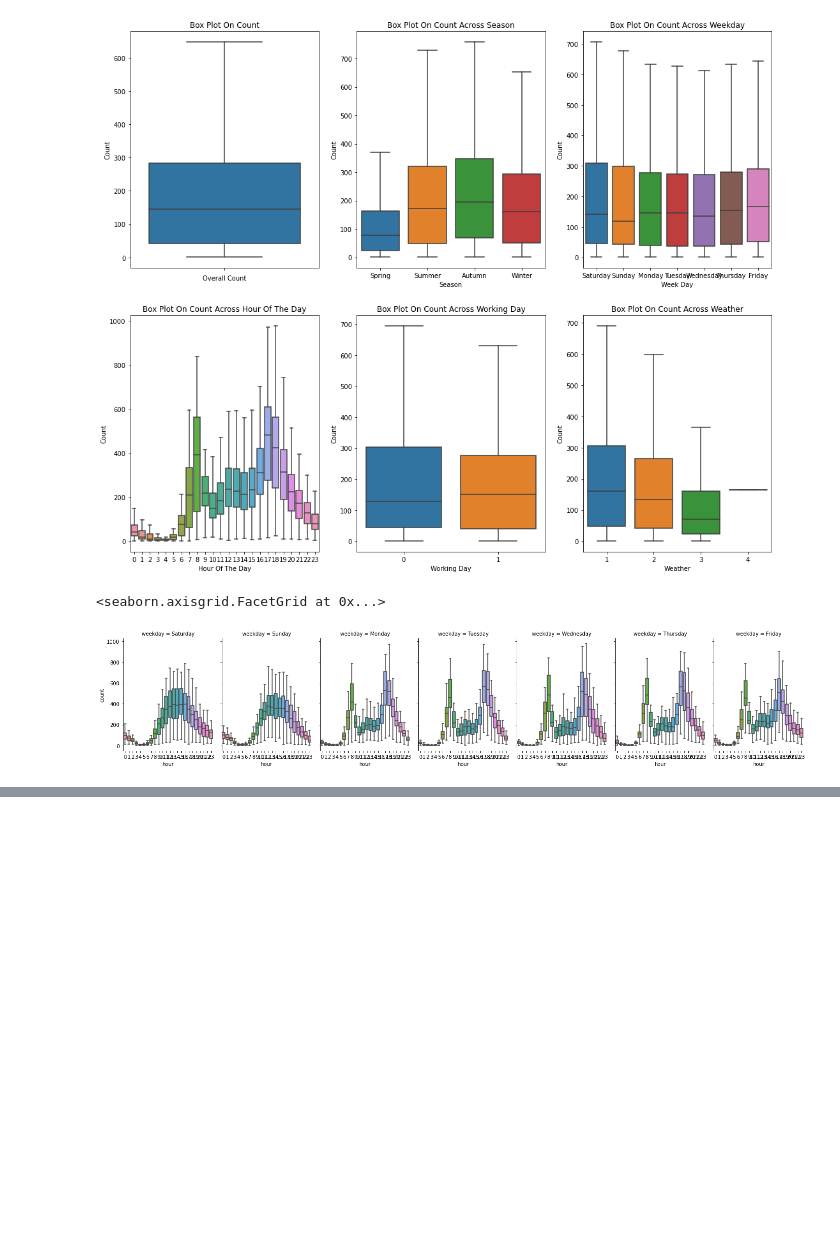
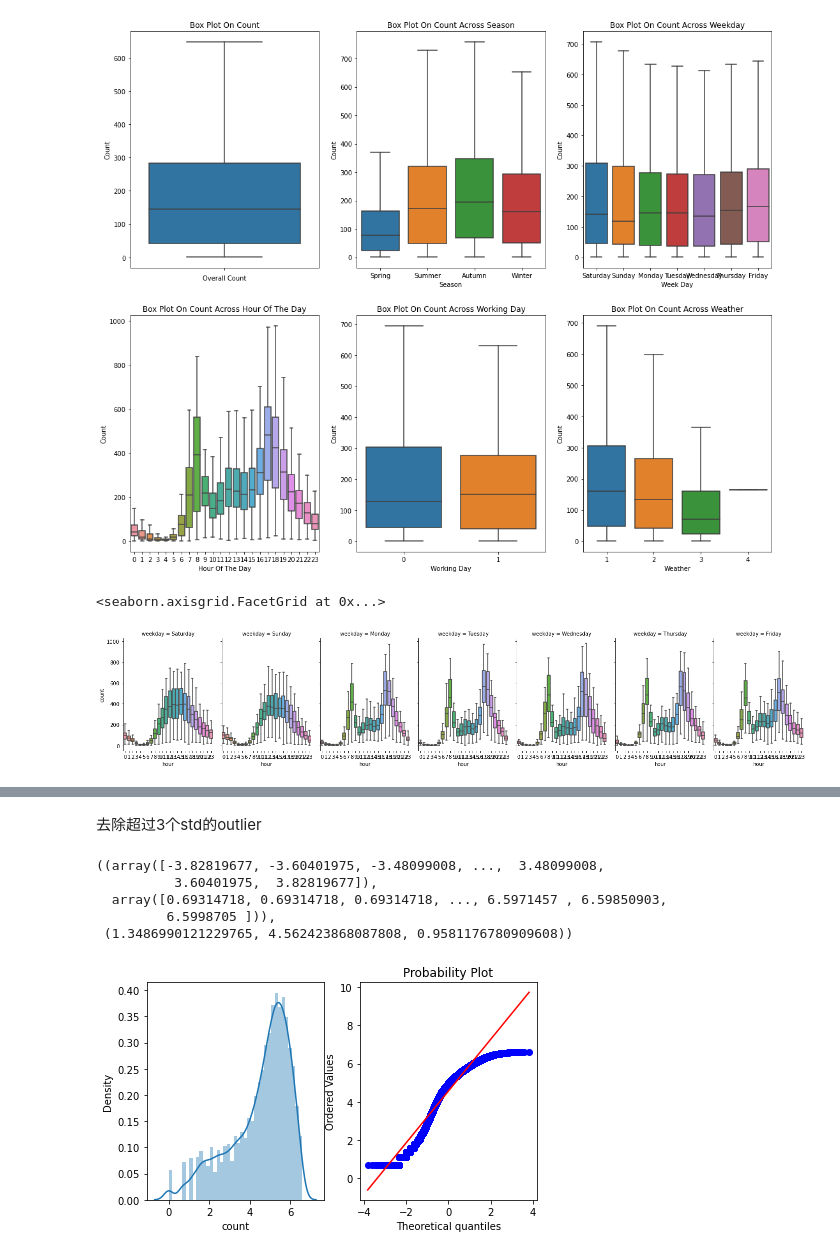
Before and after one commit to rayjin2022/be_a_better_ds, a Jupyter notebook: bike demand forecasting/bike demand.ipynb, the cells around one changed output, grey strips where cells are left out. Saved outputs shown, nothing was run; the diff lists cells and outputs as text; code cells hidden in the pictures; blank space fills up the shorter version.

```diff
--- a/bike demand forecasting/bike demand.ipynb
+++ b/bike demand forecasting/bike demand.ipynb
@@ -240,0 +364,16 @@ ax.set(xlabel = 'Month',ylabel='Count',title="Box Plot On Count across month")
+# %% [markdown]
+去除超过3个std的outlier
+# %%
+data_move_outliers = data_train[np.abs(data_train["count"]-data_train["count"].mean())<=(3*data_train["count"].std())]
+
+fig,(ax1,ax2) = plt.subplots(ncols=2)
+fig.set_size_inches(7, 4)
+sn.distplot(np.log(data_move_outliers["count"]),ax=ax1)
+stats.probplot(np.log1p(data_move_outliers["count"]), dist='norm', fit=True, plot=ax2)
+# %% [output]
+((array([-3.82819677, -3.60401975, -3.48099008, ...,  3.48099008,
+          3.60401975,  3.82819677]),
+  array([0.69314718, 0.69314718, 0.69314718, ..., 6.5971457 , 6.59850903,
+         6.5998705 ])),
+ (1.3486990121229765, 4.562423868087808, 0.9581176780909608))
+[figure, added]
```
Also changed, not shown: parts of 75 cells of this notebook, 2 other files.
